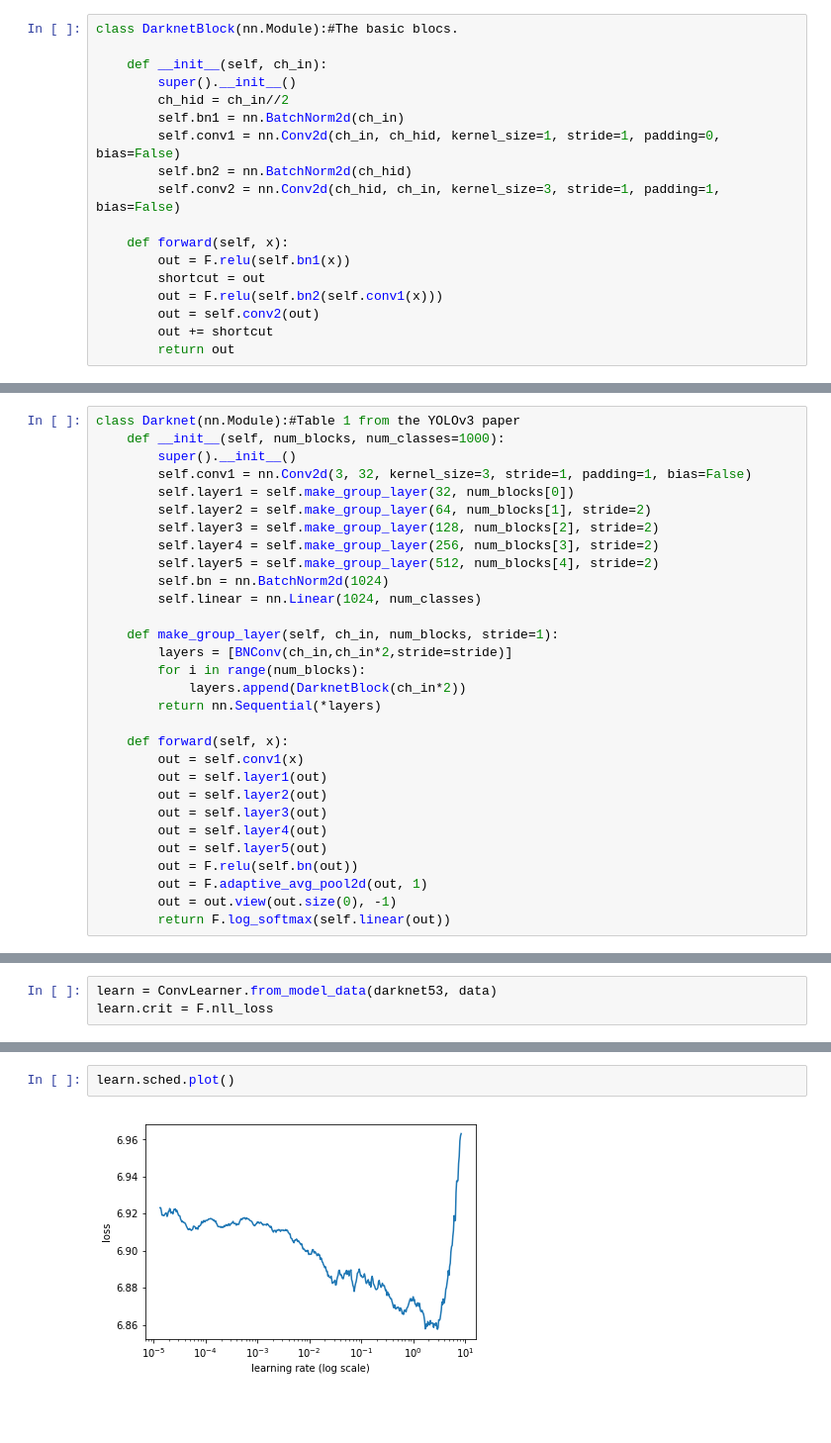
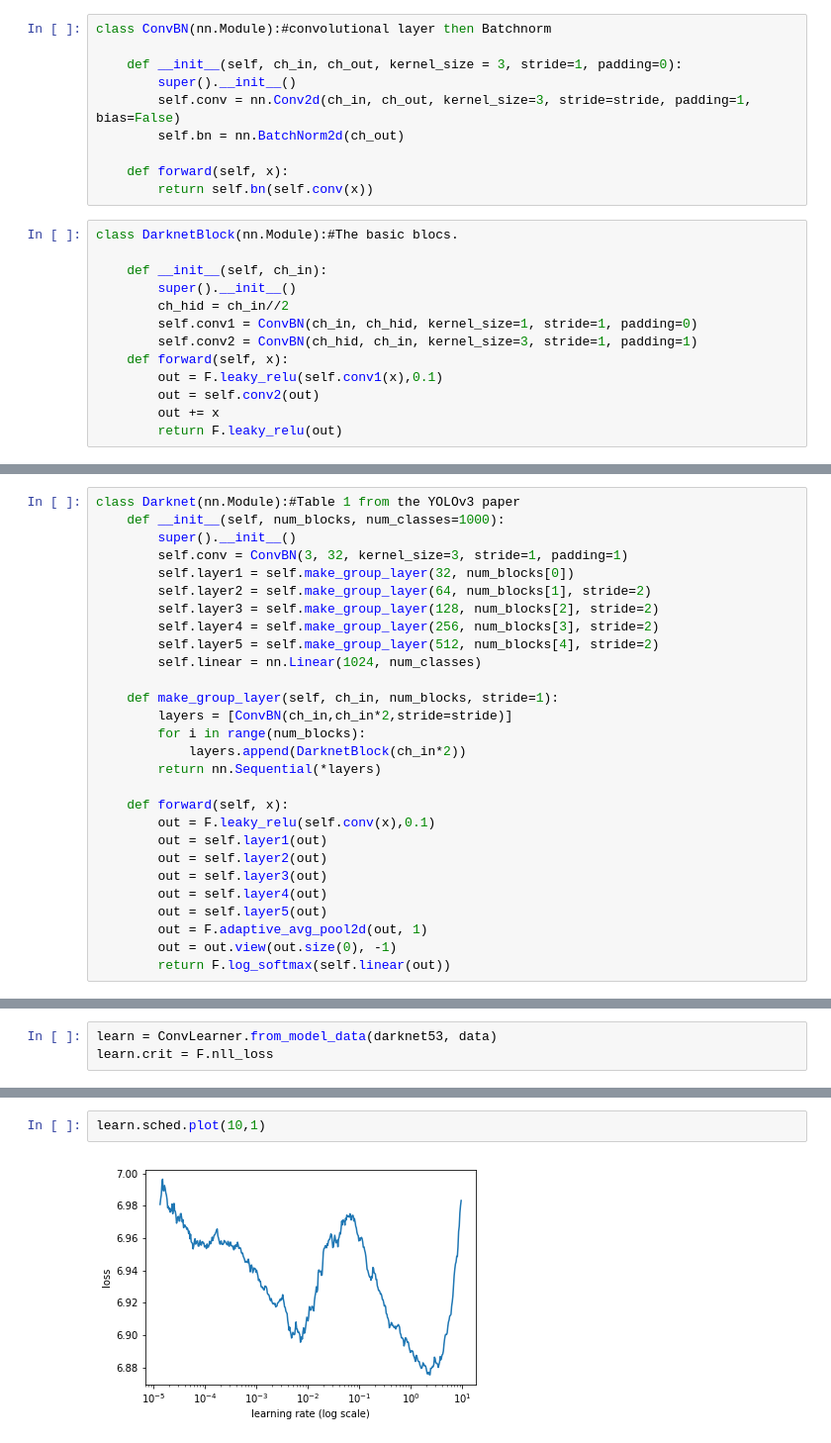
Before and after one commit to sgugger/Deep-Learning, a Jupyter notebook: Resnet 50 and Darknet 53.ipynb, the cells around one changed output, grey strips where cells are left out. Shown at 99% size. Drawn from its saved outputs; the diff is of its cells as text; blank space fills up the shorter version.

```diff
--- a/Resnet 50 and Darknet 53.ipynb
+++ b/Resnet 50 and Darknet 53.ipynb
@@ -244,21 +244,26 @@ class PreActResNet(nn.Module):
 preactresnet50 = PreActResNet([3,4,6,3])
 # %% [markdown]
 # Darknet
+# %%
+class ConvBN(nn.Module):#convolutional layer then Batchnorm
+
+    def __init__(self, ch_in, ch_out, kernel_size = 3, stride=1, padding=0):
+        super().__init__()
+        self.conv = nn.Conv2d(ch_in, ch_out, kernel_size=3, stride=stride, padding=1, bias=False)
+        self.bn = nn.BatchNorm2d(ch_out)
+
+    def forward(self, x):
+        return self.bn(self.conv(x))
 # %%
 class DarknetBlock(nn.Module):#The basic blocs.
 
     def __init__(self, ch_in):
         super().__init__()
         ch_hid = ch_in//2
-        self.bn1 = nn.BatchNorm2d(ch_in)
-        self.conv1 = nn.Conv2d(ch_in, ch_hid, kernel_size=1, stride=1, padding=0, bias=False)
-        self.bn2 = nn.BatchNorm2d(ch_hid)
-        self.conv2 = nn.Conv2d(ch_hid, ch_in, kernel_size=3, stride=1, padding=1, bias=False)
-
+        self.conv1 = ConvBN(ch_in, ch_hid, kernel_size=1, stride=1, padding=0)
+        self.conv2 = ConvBN(ch_hid, ch_in, kernel_size=3, stride=1, padding=1)
     def forward(self, x):
-        out = F.relu(self.bn1(x))
-        shortcut = out
-        out = F.relu(self.bn2(self.conv1(x)))
+        out = F.leaky_relu(self.conv1(x),0.1)
         out = self.conv2(out)
-        out += shortcut
-        return out
+        out += x
+        return F.leaky_relu(out)
@@ -276,29 +271,27 @@ class BNConv(nn.Module):#Batchnorm then convolutional layer
 class Darknet(nn.Module):#Table 1 from the YOLOv3 paper
     def __init__(self, num_blocks, num_classes=1000):
         super().__init__()
-        self.conv1 = nn.Conv2d(3, 32, kernel_size=3, stride=1, padding=1, bias=False)
+        self.conv = ConvBN(3, 32, kernel_size=3, stride=1, padding=1)
         self.layer1 = self.make_group_layer(32, num_blocks[0])
         self.layer2 = self.make_group_layer(64, num_blocks[1], stride=2)
         self.layer3 = self.make_group_layer(128, num_blocks[2], stride=2)
         self.layer4 = self.make_group_layer(256, num_blocks[3], stride=2)
         self.layer5 = self.make_group_layer(512, num_blocks[4], stride=2)
-        self.bn = nn.BatchNorm2d(1024)
         self.linear = nn.Linear(1024, num_classes)
 
     def make_group_layer(self, ch_in, num_blocks, stride=1):
-        layers = [BNConv(ch_in,ch_in*2,stride=stride)]
+        layers = [ConvBN(ch_in,ch_in*2,stride=stride)]
         for i in range(num_blocks):
             layers.append(DarknetBlock(ch_in*2))
         return nn.Sequential(*layers)
 
     def forward(self, x):
-        out = self.conv1(x)
+        out = F.leaky_relu(self.conv(x),0.1)
         out = self.layer1(out)
         out = self.layer2(out)
         out = self.layer3(out)
         out = self.layer4(out)
         out = self.layer5(out)
-        out = F.relu(self.bn(out))
         out = F.adaptive_avg_pool2d(out, 1)
         out = out.view(out.size(0), -1)
         return F.log_softmax(self.linear(out))
@@ -345,5 +329,5 @@ epoch      trn_loss   val_loss   accuracy
 # %%
-learn.sched.plot()
+learn.sched.plot(10,1)
 # %% [output]
-[figure, old version]
+[figure, new version]
 # %%
```
Also changed, not shown: parts of 12 cells of this notebook.
